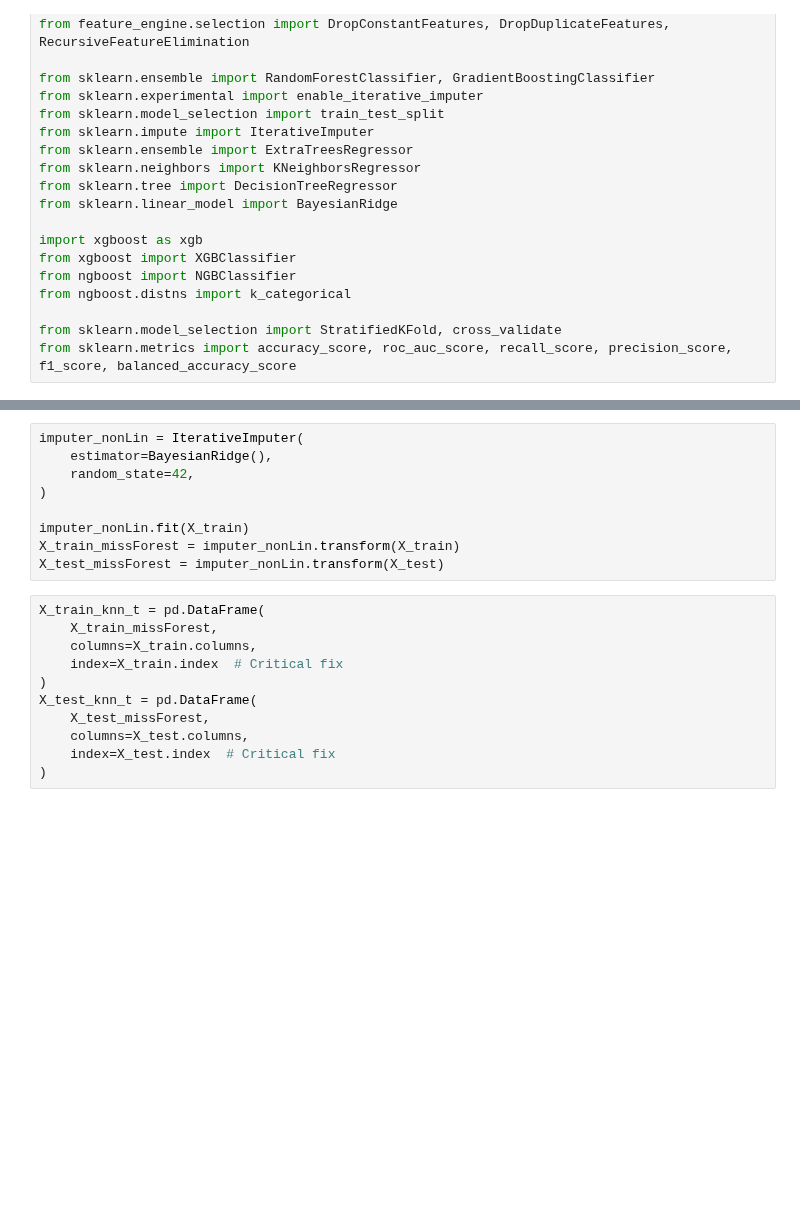
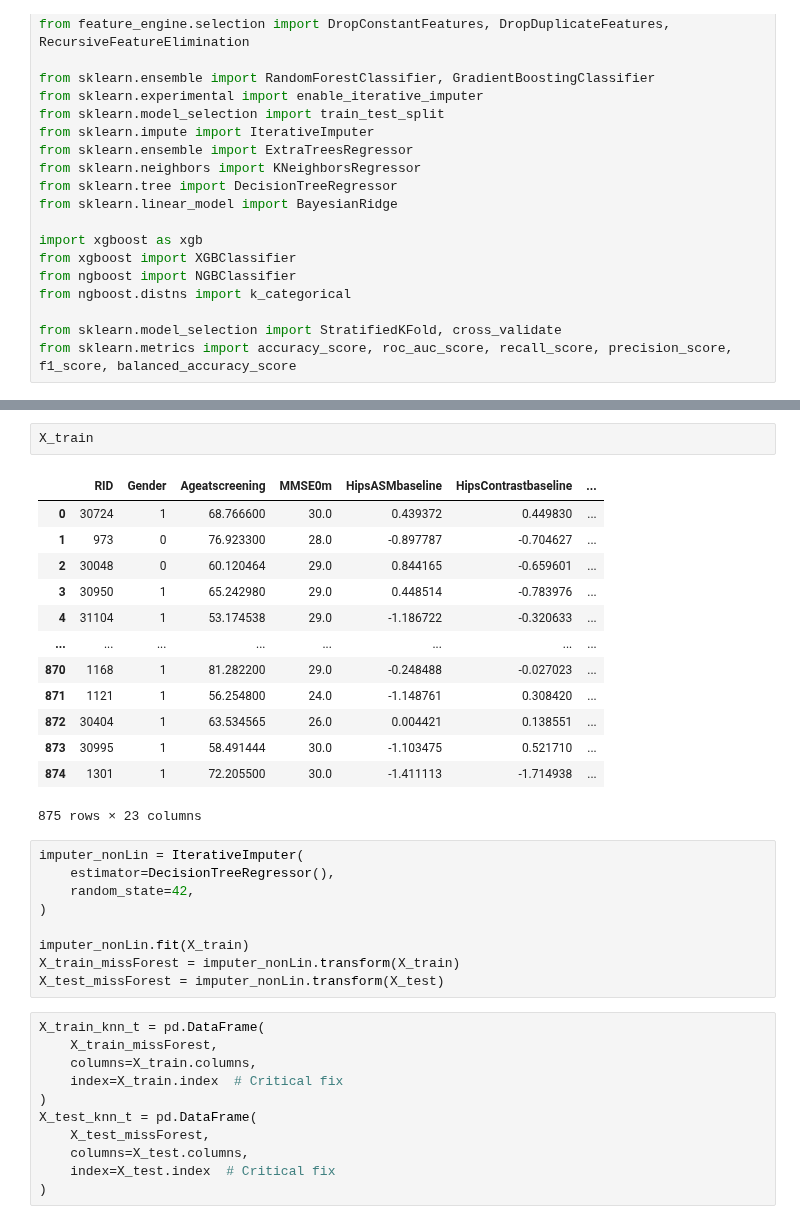
Before and after one commit to InfoAdam1998/Thesis-Project, a Jupyter notebook: OASIS-3 Notebook/feature_selection/merged_dataset_selection/rfe_base_analysis.ipynb, the cells around one changed output, grey strips where cells are left out. Saved outputs shown, nothing was run; the diff lists cells and outputs as text; blank space fills up the shorter version.

```diff
--- a/OASIS-3 Notebook/feature_selection/merged_dataset_selection/rfe_base_analysis.ipynb
+++ b/OASIS-3 Notebook/feature_selection/merged_dataset_selection/rfe_base_analysis.ipynb
@@ -73,6 +72,22 @@ X_train, X_test, y_train, y_test = train_test_split(
+# %%
+X_train
+# %% [output]
+|  | RID | Gender | Ageatscreening | MMSE0m | HipsASMbaseline | HipsContrastbaseline | ... |
+| 0 | 30724 | 1 | 68.766600 | 30.0 | 0.439372 | 0.449830 | ... |
+| 1 | 973 | 0 | 76.923300 | 28.0 | -0.897787 | -0.704627 | ... |
+| 2 | 30048 | 0 | 60.120464 | 29.0 | 0.844165 | -0.659601 | ... |
+| 3 | 30950 | 1 | 65.242980 | 29.0 | 0.448514 | -0.783976 | ... |
+| 4 | 31104 | 1 | 53.174538 | 29.0 | -1.186722 | -0.320633 | ... |
+| ... | ... | ... | ... | ... | ... | ... | ... |
+| 870 | 1168 | 1 | 81.282200 | 29.0 | -0.248488 | -0.027023 | ... |
+| 871 | 1121 | 1 | 56.254800 | 24.0 | -1.148761 | 0.308420 | ... |
+| 872 | 30404 | 1 | 63.534565 | 26.0 | 0.004421 | 0.138551 | ... |
+| 873 | 30995 | 1 | 58.491444 | 30.0 | -1.103475 | 0.521710 | ... |
+| 874 | 1301 | 1 | 72.205500 | 30.0 | -1.411113 | -1.714938 | ... |
+875 rows × 23 columns
 # %%
 imputer_nonLin = IterativeImputer(
-    estimator=BayesianRidge(),
+    estimator=DecisionTreeRegressor(),
     random_state=42,
 )
 
```
Also changed, not shown: parts of 20 cells of this notebook, 27 other files.
